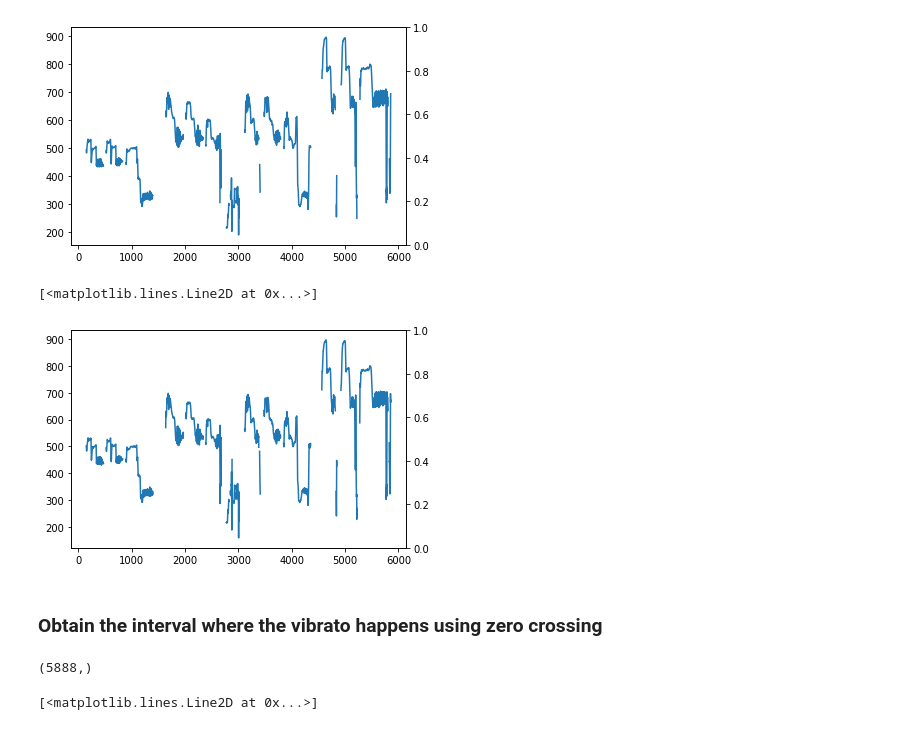
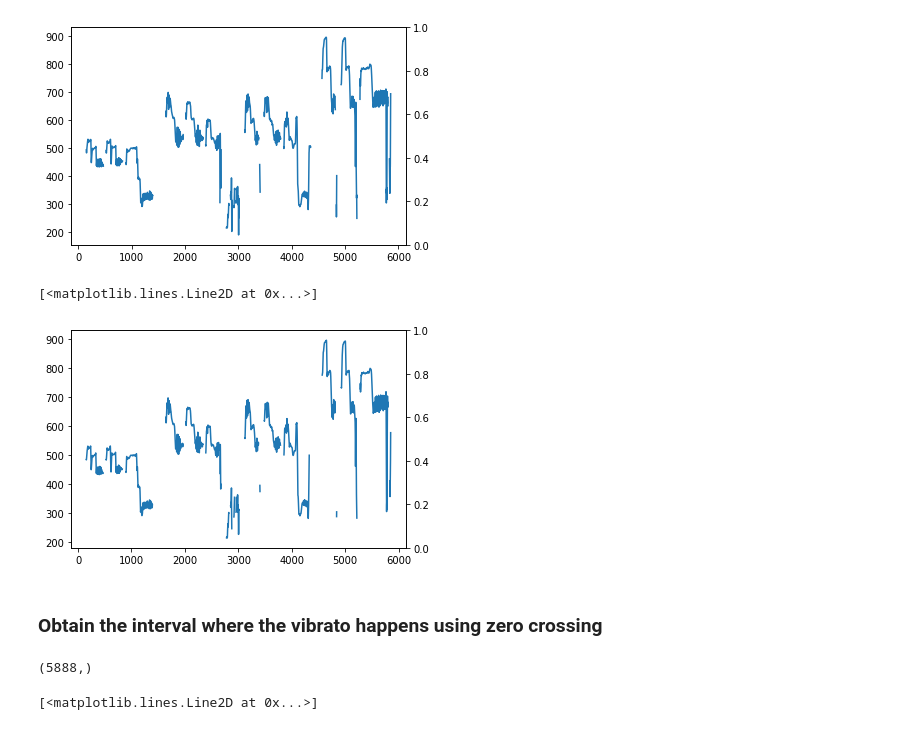
Before and after one commit to EvanSamaa/jali_sing, a Jupyter notebook: Singing Analysis.ipynb, the cells around one changed output. Cells and saved outputs as stored; diff of their text form; code cells hidden in the pictures.

```diff
--- a/Singing Analysis.ipynb
+++ b/Singing Analysis.ipynb
@@ -124,17 +124,12 @@ ax_left.plot(smoothed_pitch)
 [<matplotlib.lines.Line2D at 0x...>]
 [figure]
 # %%
-smoothed_pitch = savgol_filter(frequency, 11,5) # 21 time steps corresponds to 1 second, we assume 5 inflection in a second
+smoothed_pitch = savgol_filter(frequency, 21,5) # 21 time steps corresponds to 1 second, we assume 5 inflection in a second
 fig, ax_left = plt.subplots()
 ax_right = ax_left.twinx()
 ax_left.plot(smoothed_pitch)
 # %% [output]
 [<matplotlib.lines.Line2D at 0x...>]
-[figure, old version]
+[figure, new version]
 # %% [markdown]
 ### Obtain the interval where the vibrato happens using zero crossing
-# %%
-
-frequency.shape
-# %% [output]
-(5888,)
@@ -143,0 +136,4 @@ d_frequency_dt = correlate(frequency, np.array([-1.0, 0, 1.0]), mode="same")/dt/
+# %%
+frequency.shape
+# %% [output]
+(5888,)
```
Also changed, not shown: parts of 12 cells of this notebook, 2 other files.
